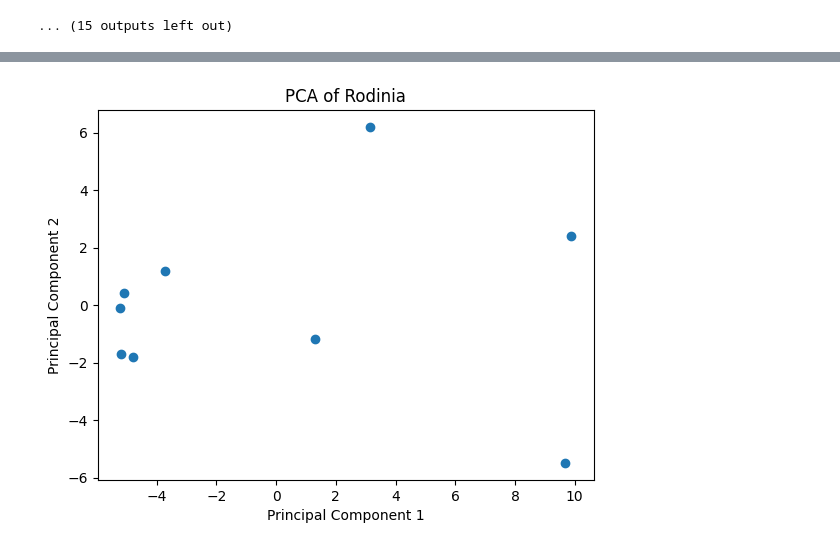
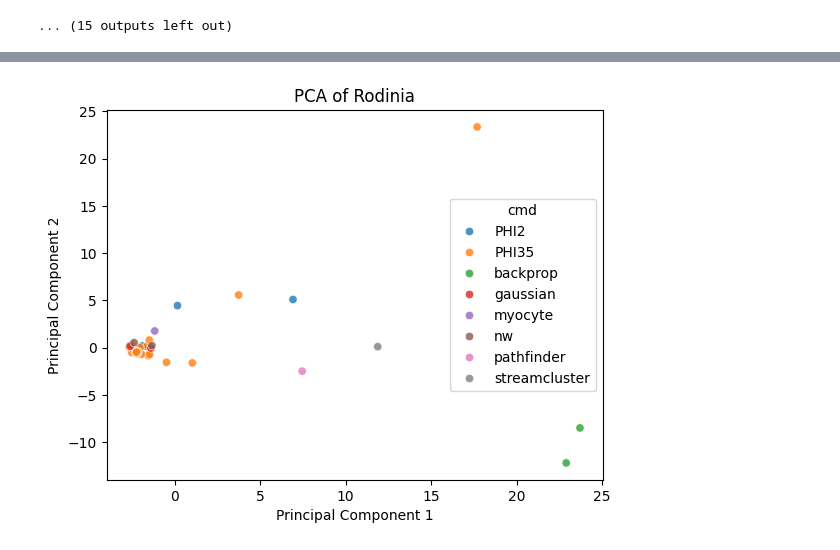
Before and after one commit to wkaisertexas/sim-pca, a Jupyter notebook: scripts/perf-pca.ipynb, the cells around one changed output, grey strips where cells are left out. Saved outputs shown, nothing was run; the diff lists cells and outputs as text; code cells hidden in the pictures.

```diff
--- a/scripts/perf-pca.ipynb
+++ b/scripts/perf-pca.ipynb
@@ -104,3 +104,8 @@ Time for CUDA kernels:  22.329993 sec
 /p/archgpuprofiling/sim-pca/scripts
 ./run: line 1: ./hybridsort: No such file or directory
 ... (15 outputs left out)
+# %%
+# loading the large language model kernels
+for file in glob("./ncu-reports/*.ncu-rep"):
+    os.system(f"ncu --import {file} --csv >> {file}.csv")
+    print(file)
@@ -109,6 +117,17 @@ dfs = []
 
 for file in glob("*.csv"):
     df = pd.read_csv(file)
+    df['source'] = 'rodinia'
+    df['cmd'] = file.replace("ncu-reports/", "").replace(".csv", "")
+    base_name = os.path.splitext(file)[0]
+    if len(df.columns) < 5:
+        continue
+    dfs.append(df)
+
+for file in glob("ncu-reports/*.csv"):
+    df = pd.read_csv(file)
+    df['source'] = 'huggingface'
+    df['cmd'] = file.replace("ncu-reports/", "").replace(".csv", "").replace(".ncu-rep", "").upper()
     base_name = os.path.splitext(file)[0]
     if len(df.columns) < 5:
         continue
@@ -136,6 +155,6 @@ dfs
 # %%
 # pivoting the data
-df = dfs.pivot(index='Kernel Name', columns='Metric Name', values='Metric Value')
+df = dfs.pivot(index=["cmd", "source", 'Kernel Name'], columns='Metric Name', values='Metric Value')
 
 # df.columns = [column for column in df.columns]
 # df['gpc__cycles_elapsed.max'] = df['gpc__cycles_elapsed.max'].apply(lambda x: int(str(x).replace(",", "")))
@@ -143,6 +162,9 @@ df = dfs.pivot(index='Kernel Name', columns='Metric Name', values='Metric Value'
 
 for column in df.columns:
     # print(column)
+    # if "avg.pct_of_peak" in column:
+    #     del df[column]
+    #     continue
     try:
         df[column] = df[column].astype(float)
     except:
@@ -177,6 +201,7 @@ scaled_data = scaler.fit_transform(df)
 principal_components = pca.fit_transform(scaled_data)
 
 # Create a DataFrame with the principal components
-pca_df = pd.DataFrame(data=principal_components, columns=['PC1', 'PC2'])
-pca_df[['PC1', 'PC2']]
+pca_df = pd.DataFrame(data=principal_components, columns=['PC1', 'PC2'], index=df.index)
+pca_df = pca_df.reset_index()
+pca_df
 # %% [output]
@@ -193,9 +236,9 @@ pca_df[['PC1', 'PC2']]
 # %%
-plt.scatter(pca_df['PC1'], pca_df['PC2'])
+sns.scatterplot(pca_df, x='PC1', y='PC2', hue='cmd', alpha=0.8)
 plt.xlabel('Principal Component 1')
 plt.ylabel('Principal Component 2')
 plt.title('PCA of Rodinia')
-plt.savefig("pca_of_rodinia.png")
+plt.savefig("pca_of_rodinia_cmd.png")
 plt.show()
 # %% [output]
-[figure, old version]
+[figure, new version]
```
Also changed, not shown: parts of 7 cells of this notebook, 15 other files.
